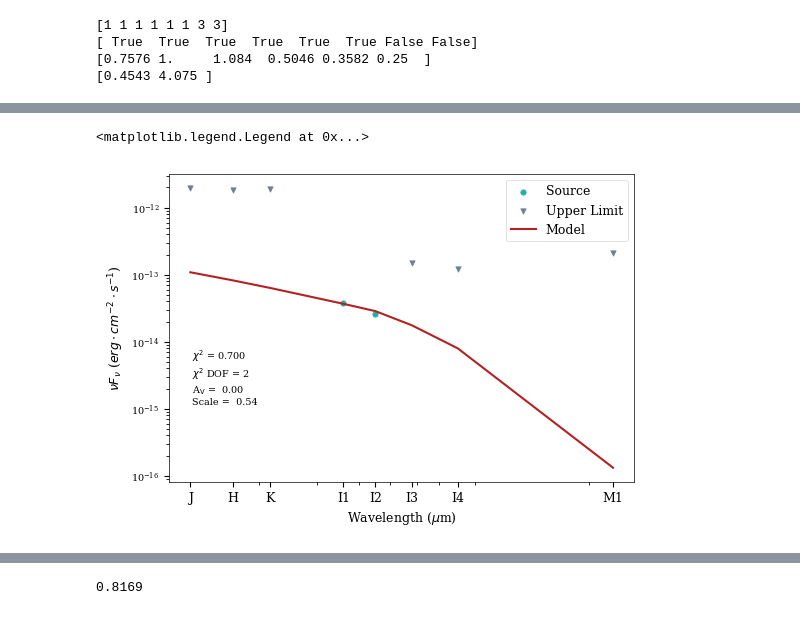
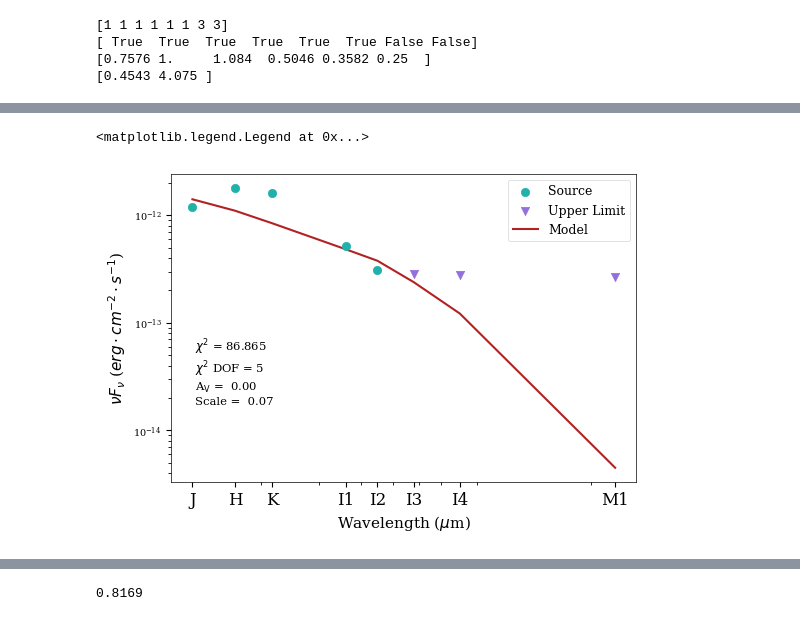
Before and after one commit to jridenba/REU-Notebooks, a Jupyter notebook: SESNA Galactic Fitting.ipynb, the cells around one changed output, grey strips where cells are left out. Drawn from its saved outputs; the diff is of its cells as text; code cells hidden in the pictures.

```diff
--- a/SESNA Galactic Fitting.ipynb
+++ b/SESNA Galactic Fitting.ipynb
@@ -212,3 +213,23 @@ print(np.array(info.source.to_ascii().split()[11:-1:2]).astype(float)[~mask])
 [ True  True  True  True  True  True False False]
 [0.7576 1.     1.084  0.5046 0.3582 0.25  ]
 [0.4543 4.075 ]
+# %%
+sourcenum = 0
+plt.figure(figsize=(6,4))
+for i in range(10):
+    modellogfluxes = savables['Model Fluxes'][sourcenum][i]
+    filterpeaks = [x for x in filterpeaks] * u.um
+    modelflux = 10**(modellogfluxes) * u.mJy
+    modelfluxdens = modelflux.to(u.erg / u.cm**2 / u.s, equivalencies = u.spectral_density(filterpeaks))
+    sourceflux = savables['Source Flux'][sourcenum]
+    sourceflux = sourceflux * u.mJy
+    sourcefluxdens = sourceflux.to(u.erg / u.cm**2 / u.s, equivalencies = u.spectral_density(filterpeaks))
+    mask = savables['Valid'][sourcenum]
+
+
+    plt.scatter(filterpeaks[mask], sourcefluxdens[mask], c = 'lightseagreen',label = 'Source',s = 15) # Prints true values of the source
+    plt.scatter(filterpeaks[~mask], sourcefluxdens[~mask], c = 'slategray',label = 'Upper Limit', marker = 'v', s=15) # Prints upper limits of the source as triangles
+    plt.plot(filterpeaks, modelfluxdens, label = 'Model')
+
+plt.xscale('log')
+plt.yscale('log')
@@ -216,41 +239,41 @@ print(np.array(info.source.to_ascii().split()[11:-1:2]).astype(float)[~mask])
 from astropy.visualization import quantity_support
 quantity_support()
 
-sourcenum = 47
+sourcenum = 999
 modelnum = 0
 
 modellogfluxes = savables['Model Fluxes'][sourcenum][modelnum]
 filterpeaks = [x for x in filterpeaks] * u.um
 modelflux = 10**(modellogfluxes) * u.mJy
 modelfluxdens = modelflux.to(u.erg / u.cm**2 / u.s, equivalencies = u.spectral_density(filterpeaks))
 sourceflux = savables['Source Flux'][sourcenum]
 sourceflux = sourceflux * u.mJy
 sourcefluxdens = sourceflux.to(u.erg / u.cm**2 / u.s, equivalencies = u.spectral_density(filterpeaks))
 
 #sourceerror = savables['Source Error'][sourcenum]
 #sourceerror = sourceerror * u.mJy
 #sourcerrordens = sourceerror.to(u.erg / u.cm**2 / u.s, equivalencies = u.spectral_density(filterpeaks))
 
 mask = savables['Valid'][sourcenum]
 
 plt.figure(figsize=(6,4))
-plt.scatter(filterpeaks[mask], sourcefluxdens[mask], c = 'lightseagreen',label = 'Source',s = 15) # Prints true values of the source
-plt.scatter(filterpeaks[~mask], sourcefluxdens[~mask], c = 'slategray',label = 'Upper Limit', marker = 'v', s=15) # Prints upper limits of the source as triangles
+plt.scatter(filterpeaks[mask], sourcefluxdens[mask], c = 'lightseagreen',label = 'Source',zorder=3) # Prints true values of the source
+plt.scatter(filterpeaks[~mask], sourcefluxdens[~mask], c = 'mediumpurple',label = 'Upper Limit', marker = 'v',zorder=3) # Prints upper limits of the source as triangles
 plt.plot(filterpeaks, modelfluxdens, color='firebrick', label = 'Model')
 #plt.errorbar(filterpeaks[mask], sourcefluxdens[mask], yerr=sourcerrordens[mask], linestyle='', c='lightseagreen')
 plt.xscale('log')
 plt.yscale('log')
-plt.xlabel('Wavelength ' + '($\mu$m)',fontsize='9')
-plt.ylabel('$\\nu F_{\\nu}$ ' + '($erg \cdot cm^{-2} \cdot s^{-1}$)',fontsize='9')
-plt.xticks(filterpeaks, ['J', 'H', 'K', 'I1', 'I2', 'I3', 'I4', 'M1'],fontsize='9')
+plt.xlabel('Wavelength ' + '($\mu$m)',fontsize='11')
+plt.ylabel('$\\nu F_{\\nu}$ ' + '($erg \cdot cm^{-2} \cdot s^{-1}$)',fontsize='11')
+plt.xticks(filterpeaks, ['J', 'H', 'K', 'I1', 'I2', 'I3', 'I4', 'M1'],fontsize='12')
 #plt.title('Fit: ' + savables['ID'][sourcenum]+ ' to ' + savables['Model'][sourcenum][modelnum])
 plt.text(0.05,0.25, "$\chi^2$ = %5.3f   \n$\chi^2$ DOF = %1.0f   \nA$_{\\rm V}$ = %5.2f   \nScale = %5.2f" %
          (savables['Chi^2'][sourcenum][modelnum], savables['Chi^2 DOF'][sourcenum], savables['Av'][sourcenum][modelnum], savables['Scale'][sourcenum][modelnum]),
-         transform=plt.gca().transAxes,size='x-small')
+         transform=plt.gca().transAxes,size='small')
 plt.legend(fontsize='9')
 # %% [output]
 <matplotlib.legend.Legend at 0x...>
-[figure, old version]
+[figure, new version]
 # %%
 from astropy.io import fits
 # %%
```
Also changed, not shown: parts of 5 cells of this notebook, 2 other files.
